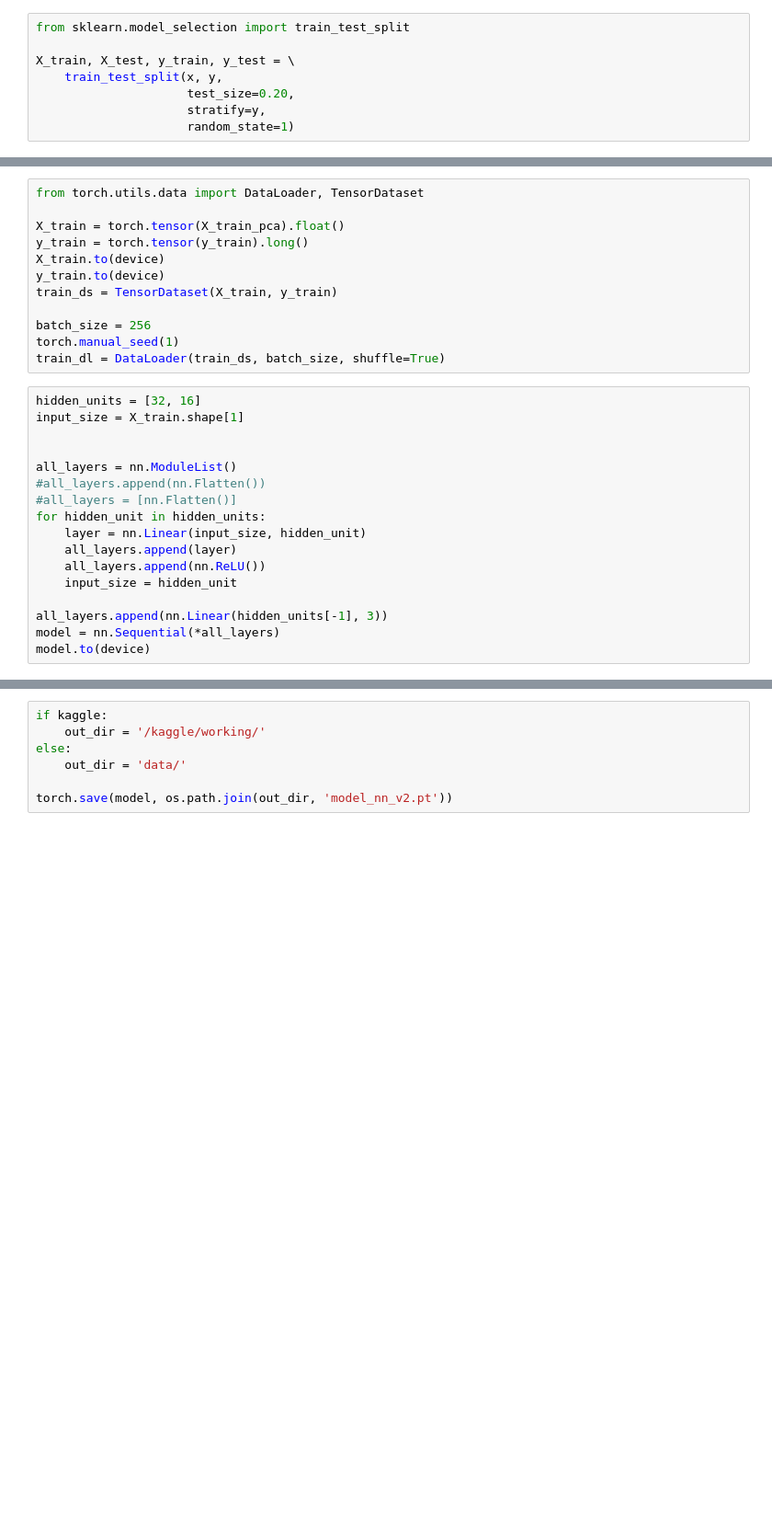
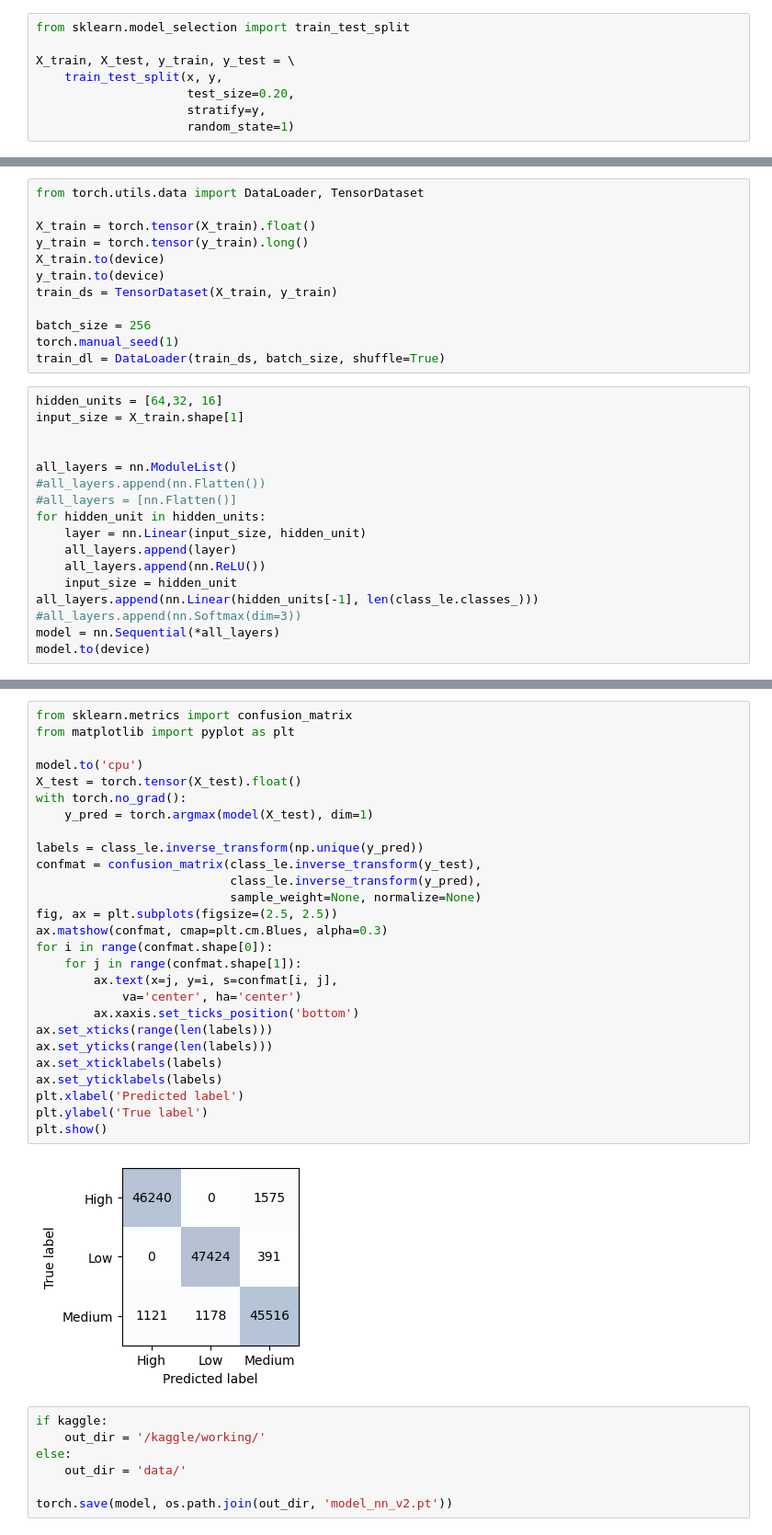
Before and after one commit to ryanmcgreevy/kaggle, a Jupyter notebook: playground-s6ep4/nn_knb.ipynb, the cells around one changed output, grey strips where cells are left out. Shown at 92% size. Cells and saved outputs as stored; diff of their text form; blank space fills up the shorter version.

```diff
--- a/playground-s6ep4/nn_knb.ipynb
+++ b/playground-s6ep4/nn_knb.ipynb
@@ -86,7 +86,7 @@ X_test_pca = pca.transform(X_test)
 # %%
 from torch.utils.data import DataLoader, TensorDataset
 
-X_train = torch.tensor(X_train_pca).float()
+X_train = torch.tensor(X_train).float()
 y_train = torch.tensor(y_train).long()
 X_train.to(device)
 y_train.to(device)
@@ -96,7 +96,7 @@ batch_size = 256
 torch.manual_seed(1)
 train_dl = DataLoader(train_ds, batch_size, shuffle=True)
 # %%
-hidden_units = [32, 16]
+hidden_units = [64,32, 16]
 input_size = X_train.shape[1]
 
 
@@ -108,8 +108,8 @@ for hidden_unit in hidden_units:
     all_layers.append(layer)
     all_layers.append(nn.ReLU())
     input_size = hidden_unit
-
-all_layers.append(nn.Linear(hidden_units[-1], 3))
+all_layers.append(nn.Linear(hidden_units[-1], len(class_le.classes_)))
+#all_layers.append(nn.Softmax(dim=3))
 model = nn.Sequential(*all_layers)
 model.to(device)
 # %% [output]
@@ -162,3 +145,32 @@ Epoch 19  Accuracy 0.9636
+# %%
+from sklearn.metrics import confusion_matrix
+from matplotlib import pyplot as plt
+
+model.to('cpu')
+X_test = torch.tensor(X_test).float()
+with torch.no_grad():
+    y_pred = torch.argmax(model(X_test), dim=1)
+
+labels = class_le.inverse_transform(np.unique(y_pred))
+confmat = confusion_matrix(class_le.inverse_transform(y_test),
+                           class_le.inverse_transform(y_pred),
+                           sample_weight=None, normalize=None)
+fig, ax = plt.subplots(figsize=(2.5, 2.5))
+ax.matshow(confmat, cmap=plt.cm.Blues, alpha=0.3)
+for i in range(confmat.shape[0]):
+    for j in range(confmat.shape[1]):
+        ax.text(x=j, y=i, s=confmat[i, j],
+            va='center', ha='center')
+        ax.xaxis.set_ticks_position('bottom')
+ax.set_xticks(range(len(labels)))
+ax.set_yticks(range(len(labels)))
+ax.set_xticklabels(labels)
+ax.set_yticklabels(labels)
+plt.xlabel('Predicted label')
+plt.ylabel('True label')
+plt.show()
+# %% [output]
+[figure, added]
 # %%
 if kaggle:
     out_dir = '/kaggle/working/'
```
Also changed, not shown: parts of 3 cells of this notebook, 1 other file.
